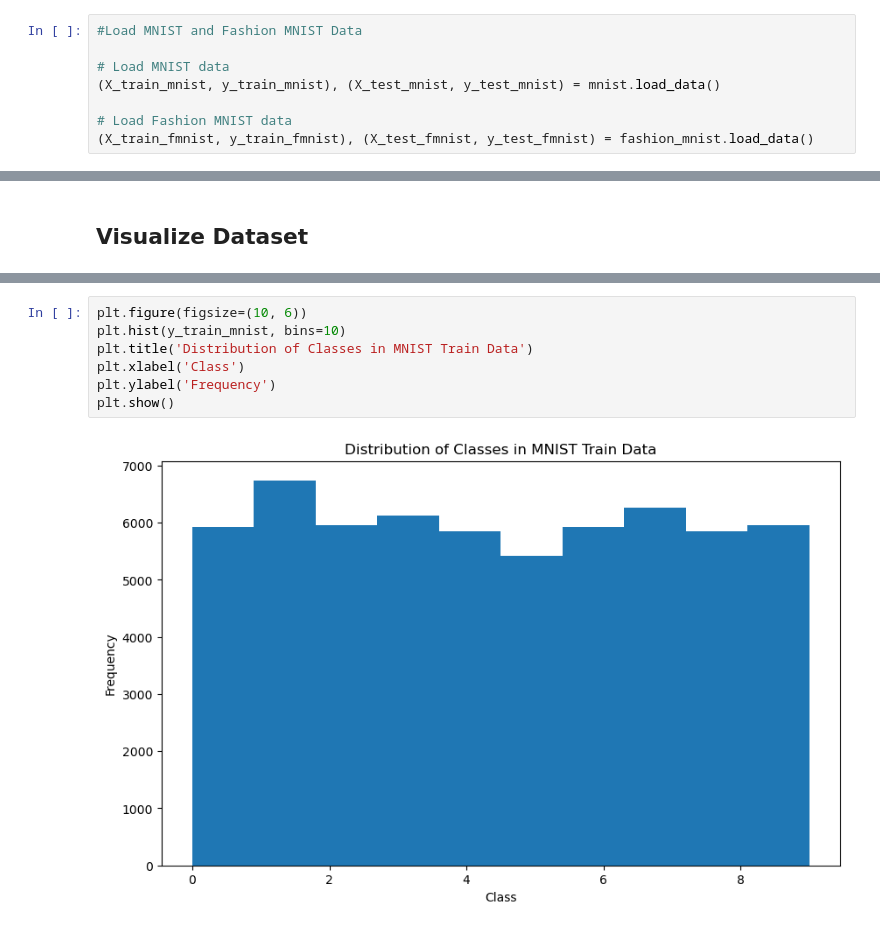
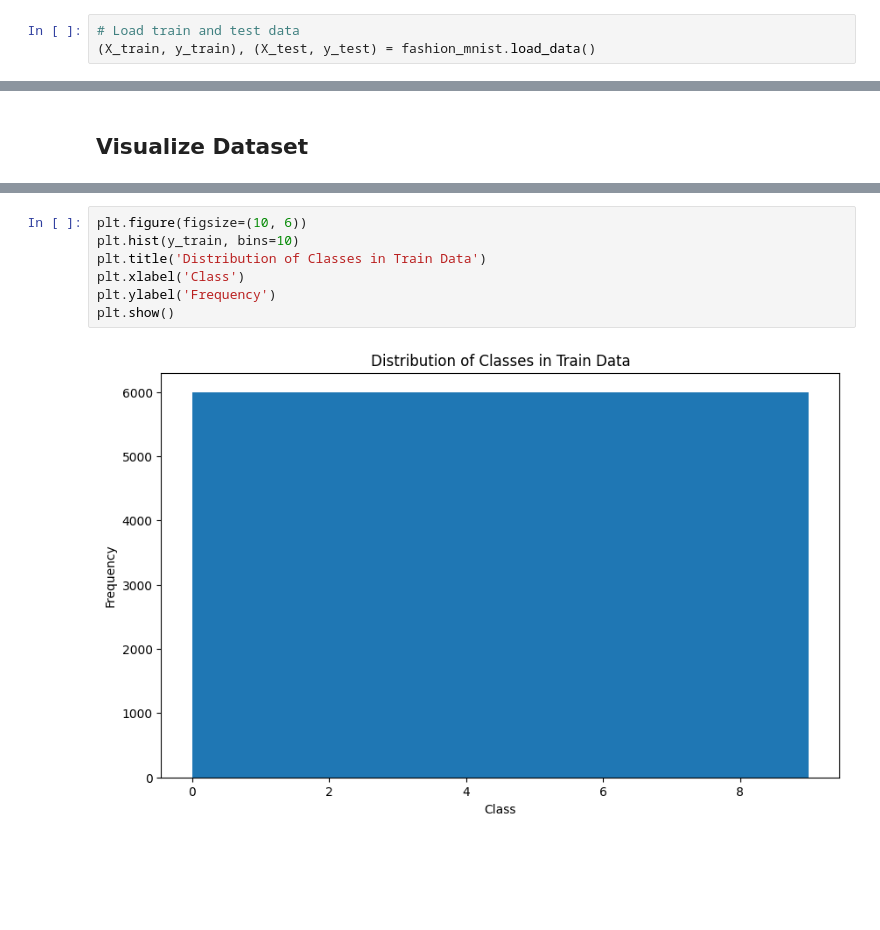
Before and after one commit to jhonnovax/image-pred-unsupervised-model, a Jupyter notebook: project.ipynb, the cells around one changed output, grey strips where cells are left out. Cells and saved outputs as stored; diff of their text form; blank space fills up the shorter version.

```diff
--- a/project.ipynb
+++ b/project.ipynb
@@ -10,8 +10,3 @@ from tensorflow.keras.datasets import mnist, fashion_mnist
 # %%
-#Load MNIST and Fashion MNIST Data
-
-# Load MNIST data
-(X_train_mnist, y_train_mnist), (X_test_mnist, y_test_mnist) = mnist.load_data()
-
-# Load Fashion MNIST data
-(X_train_fmnist, y_train_fmnist), (X_test_fmnist, y_test_fmnist) = fashion_mnist.load_data()
+# Load train and test data
+(X_train, y_train), (X_test, y_test) = fashion_mnist.load_data()
@@ -100,12 +98,12 @@ plt.show()
 # %%
 plt.figure(figsize=(10, 6))
-plt.hist(y_train_mnist, bins=10)
-plt.title('Distribution of Classes in MNIST Train Data')
+plt.hist(y_train, bins=10)
+plt.title('Distribution of Classes in Train Data')
 plt.xlabel('Class')
 plt.ylabel('Frequency')
 plt.show()
 # %% [output]
-[figure, old version]
+[figure, new version]
 # %%
 plt.figure(figsize=(10, 6))
 for i in range(9):
```
Also changed, not shown: parts of 42 cells of this notebook.
